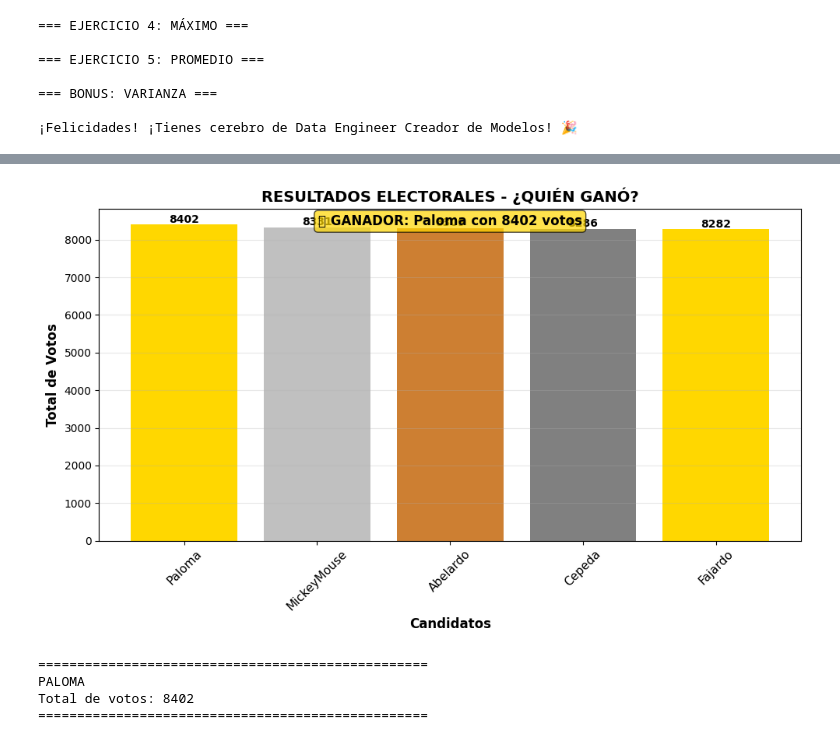
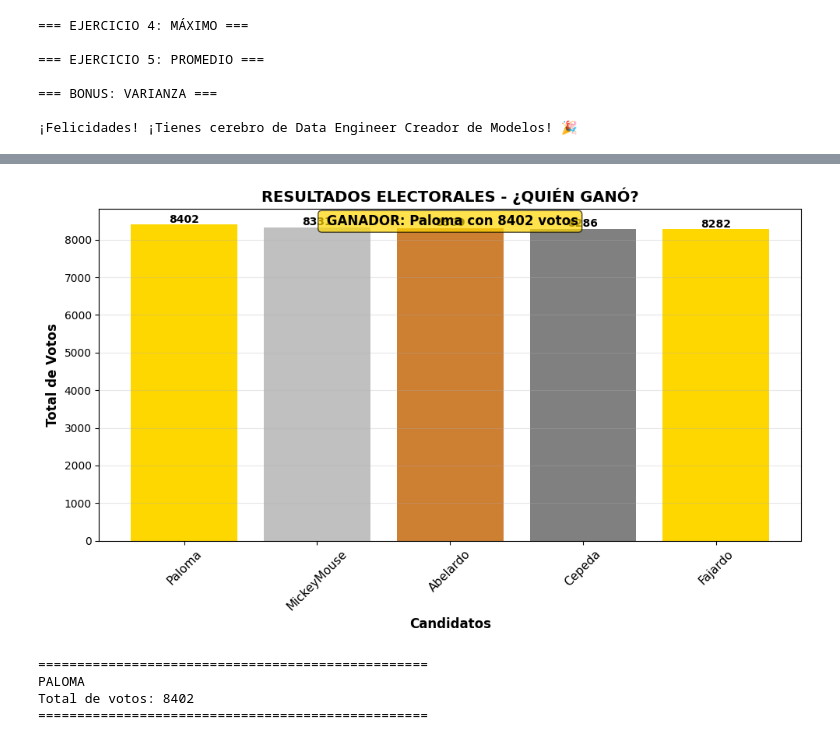
Before and after one commit to Maykoll29/bigData-Class, a Jupyter notebook: Notebook/map_reduce_votaciones.ipynb, the cells around one changed output, grey strips where cells are left out. Saved outputs shown, nothing was run; the diff lists cells and outputs as text; code cells hidden in the pictures.

```diff
--- a/Notebook/map_reduce_votaciones.ipynb
+++ b/Notebook/map_reduce_votaciones.ipynb
@@ -458,35 +458,35 @@ for candidato, votos in votos_ordenados:
 
 # Crear gráfico
 plt.figure(figsize=(10, 6))
 plt.bar(candidatos, votos_totales, color=['gold', 'silver', '#CD7F32', 'gray'][:len(candidatos)])
 
 # Decoración
 plt.xlabel('Candidatos', fontsize=12, fontweight='bold')
 plt.ylabel('Total de Votos', fontsize=12, fontweight='bold')
 plt.title('RESULTADOS ELECTORALES - ¿QUIÉN GANÓ?', fontsize=14, fontweight='bold')
 plt.xticks(rotation=45, fontsize=11)
 plt.grid(axis='y', alpha=0.3)
 
 # Mostrar números en las barras
 for i, votos in enumerate(votos_totales):
     plt.text(i, votos + 50, str(votos), ha='center', fontweight='bold')
 
 # Mostrar ganador
 ganador = candidatos[0]
 votos_ganador = votos_totales[0]
-plt.text(0.5, 0.95, f'🏆 GANADOR: {ganador} con {votos_ganador} votos',
+plt.text(0.5, 0.95, f' GANADOR: {ganador} con {votos_ganador} votos',
          transform=plt.gca().transAxes, ha='center', fontsize=12,
          fontweight='bold', bbox=dict(boxstyle='round', facecolor='gold', alpha=0.7))
 
 plt.tight_layout()
 plt.show()
 
 print(f"\n{'='*50}")
 print(f"{ganador.upper()}")
 print(f"Total de votos: {votos_ganador}")
 print(f"{'='*50}")
 # %% [output]
-[figure, old version]
+[figure, new version]
 ==================================================
 PALOMA
 Total de votos: 8402
```
Also changed, not shown: parts of 1 cell of this notebook.
